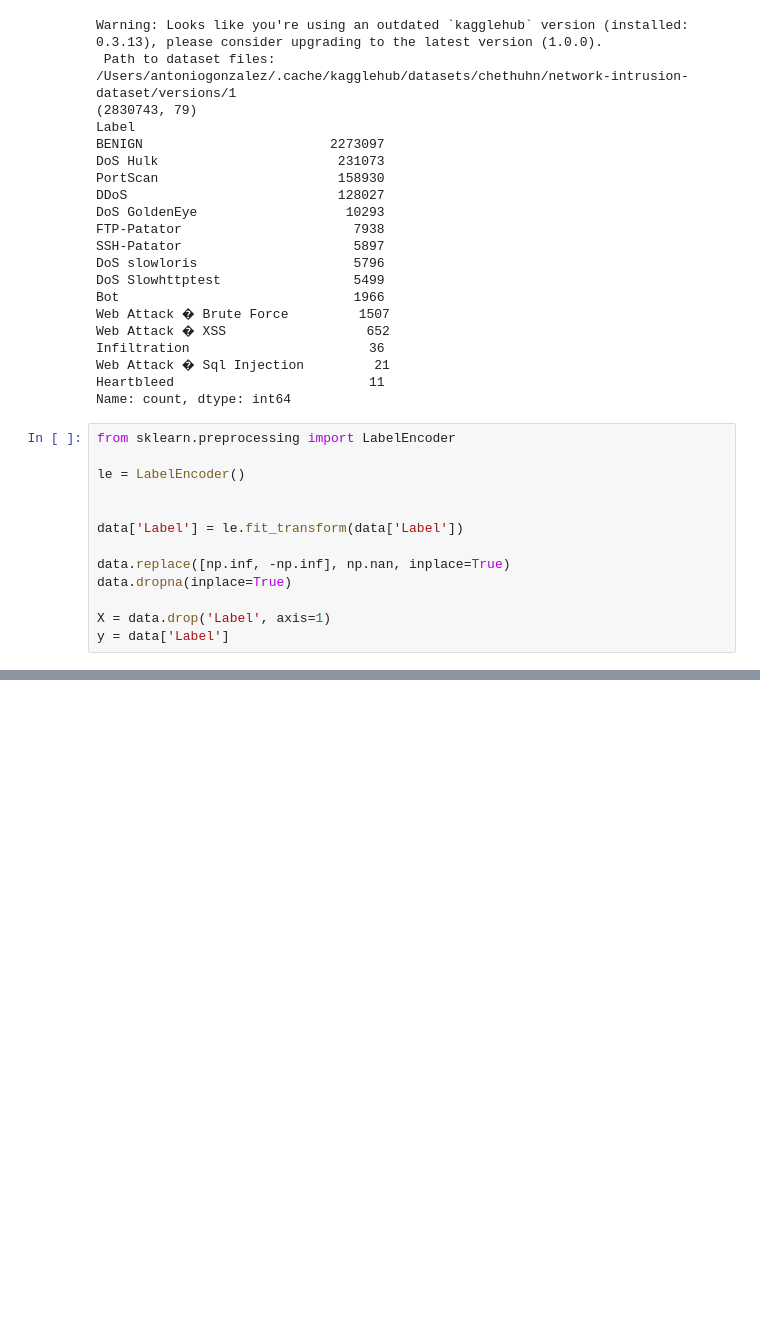
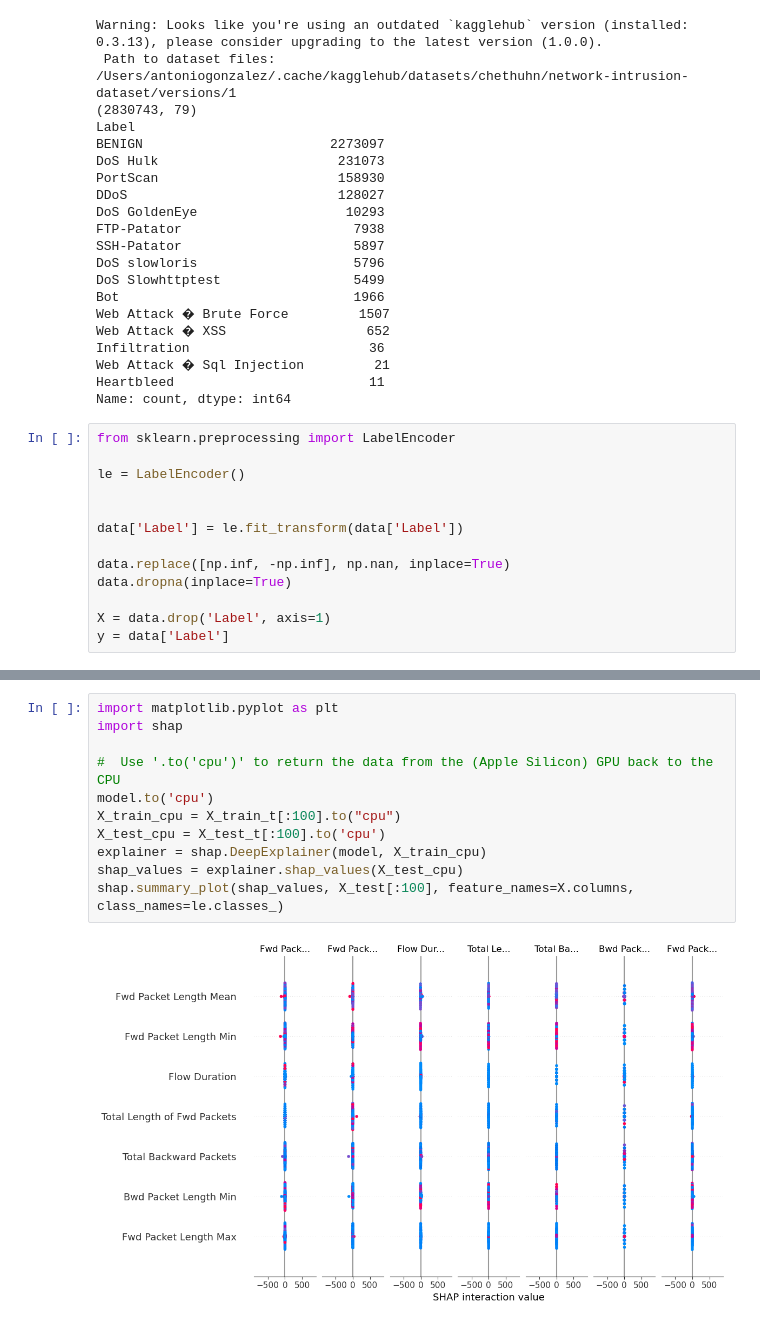
Before and after one commit to OptiVortec/CIC-IDS-2017-Network-Intrusion-Analysis, a Jupyter notebook: CONCAT/concat_TORCH.ipynb, the cells around one changed output, grey strips where cells are left out. Saved outputs shown, nothing was run; the diff lists cells and outputs as text; blank space fills up the shorter version.

Commit message:
Graphs update

```diff
--- a/CONCAT/concat_TORCH.ipynb
+++ b/CONCAT/concat_TORCH.ipynb
@@ -282 +267,14 @@ Epoch 10/10 Loss: 0.0102
 weighted avg       0.99      0.99      0.99    565576
+# %%
+import matplotlib.pyplot as plt
+import shap
+
+#  Use '.to('cpu')' to return the data from the (Apple Silicon) GPU back to the CPU
+model.to('cpu')
+X_train_cpu = X_train_t[:100].to("cpu")
+X_test_cpu = X_test_t[:100].to('cpu')
+explainer = shap.DeepExplainer(model, X_train_cpu)
+shap_values = explainer.shap_values(X_test_cpu)
+shap.summary_plot(shap_values, X_test[:100], feature_names=X.columns, class_names=le.classes_)
+# %% [output]
+[figure, added]
```
Also changed, not shown: parts of 2 cells of this notebook, 30 other files.
